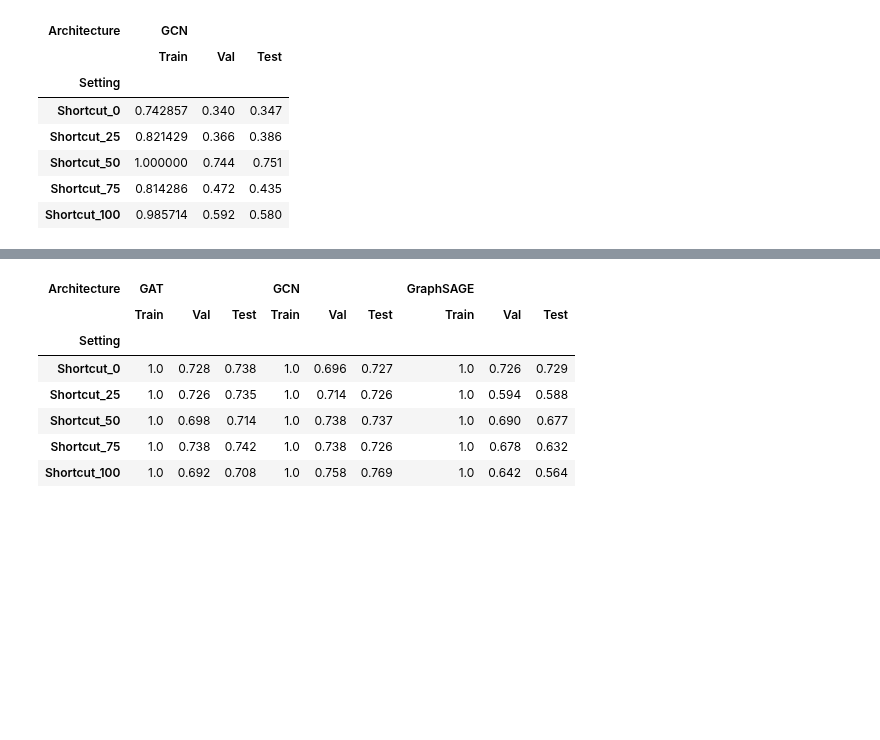
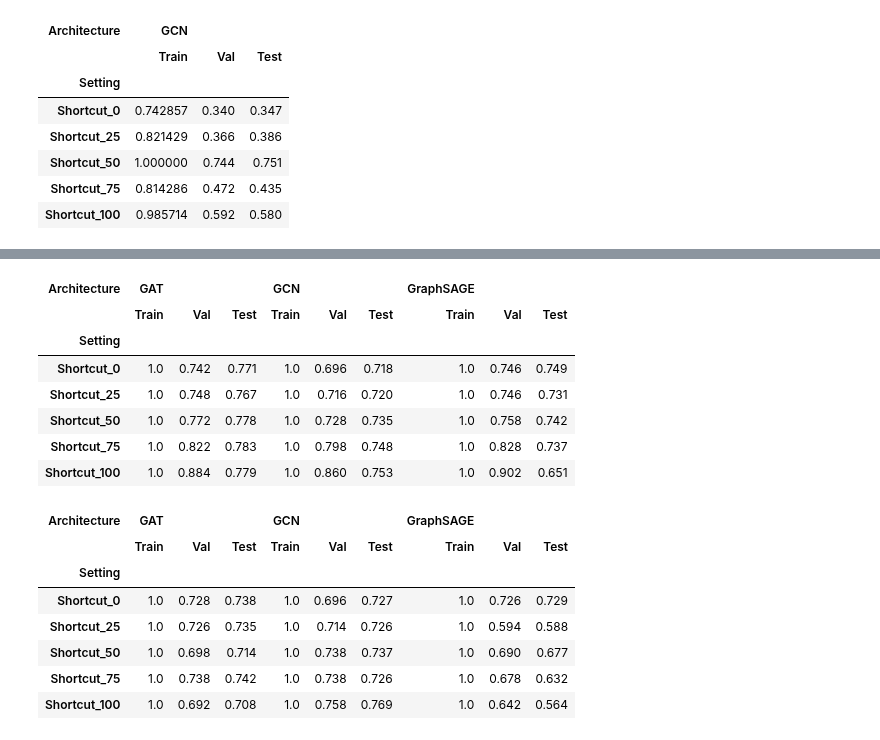
Before and after one commit to TaWald/similaritybench, a Jupyter notebook: graphs/notebooks/explore_experimental_train_results.ipynb, the cells around one changed output, grey strips where cells are left out. Drawn from its saved outputs; the diff is of its cells as text; code cells hidden in the pictures; blank space fills up the shorter version.

```diff
--- a/graphs/notebooks/explore_experimental_train_results.ipynb
+++ b/graphs/notebooks/explore_experimental_train_results.ipynb
@@ -68,3 +79,14 @@ get_data_table("shortcut_test", "cora", ["GCN"], code="5feats")
+# %%
+get_data_table("shortcut_test", "cora", code="1-hot")
+# %% [output]
+| Architecture | GAT |  |  | GCN |  |  | GraphSAGE |  |  |
+|  | Train | Val | Test | Train | Val | Test | Train | Val | Test |
+| Setting |  |  |  |  |  |  |  |  |  |
+| Shortcut_0 | 1.0 | 0.742 | 0.771 | 1.0 | 0.696 | 0.718 | 1.0 | 0.746 | 0.749 |
+| Shortcut_25 | 1.0 | 0.748 | 0.767 | 1.0 | 0.716 | 0.720 | 1.0 | 0.746 | 0.731 |
+| Shortcut_50 | 1.0 | 0.772 | 0.778 | 1.0 | 0.728 | 0.735 | 1.0 | 0.758 | 0.742 |
+| Shortcut_75 | 1.0 | 0.822 | 0.783 | 1.0 | 0.798 | 0.748 | 1.0 | 0.828 | 0.737 |
+| Shortcut_100 | 1.0 | 0.884 | 0.779 | 1.0 | 0.860 | 0.753 | 1.0 | 0.902 | 0.651 |
 # %%
 get_data_table("shortcut_test", "cora")
 # %% [output]
```
Also changed, not shown: parts of 1 cell of this notebook.
